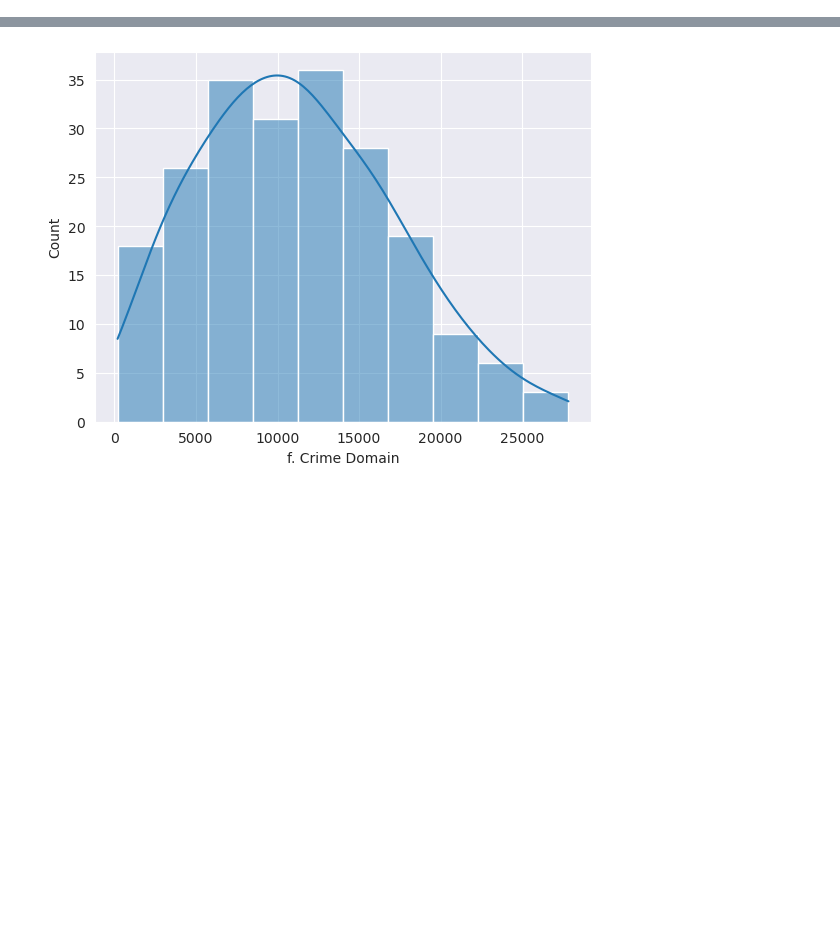
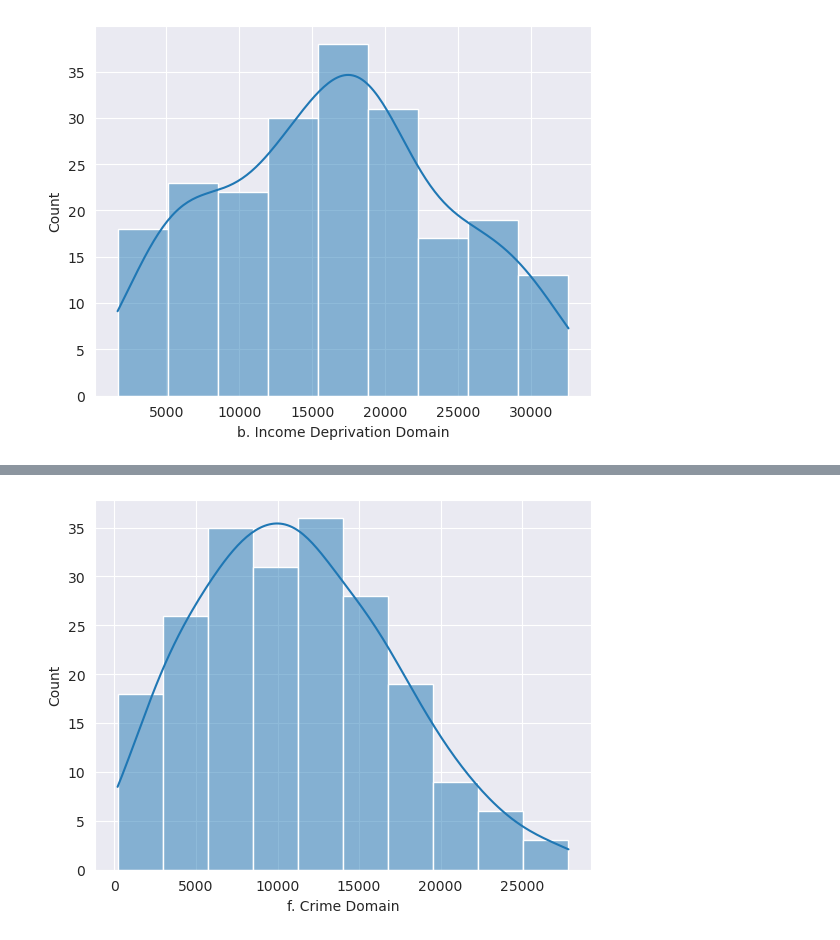
Before and after one commit to DC2-G19/policeResourceAllocation, a Jupyter notebook: similar.ipynb, the cells around one changed output, grey strips where cells are left out. Saved outputs shown, nothing was run; the diff lists cells and outputs as text; code cells hidden in the pictures; blank space fills up the shorter version.

```diff
--- a/similar.ipynb
+++ b/similar.ipynb
@@ -72,0 +78,4 @@ max                                         32592.000000
+# %%
+sns.histplot(barnetIMD.reset_index(drop=True)["b. Income Deprivation Domain"], kde=True);
+# %% [output]
+[figure, added]
```
Also changed, not shown: parts of 7 cells of this notebook, 2 other files.
